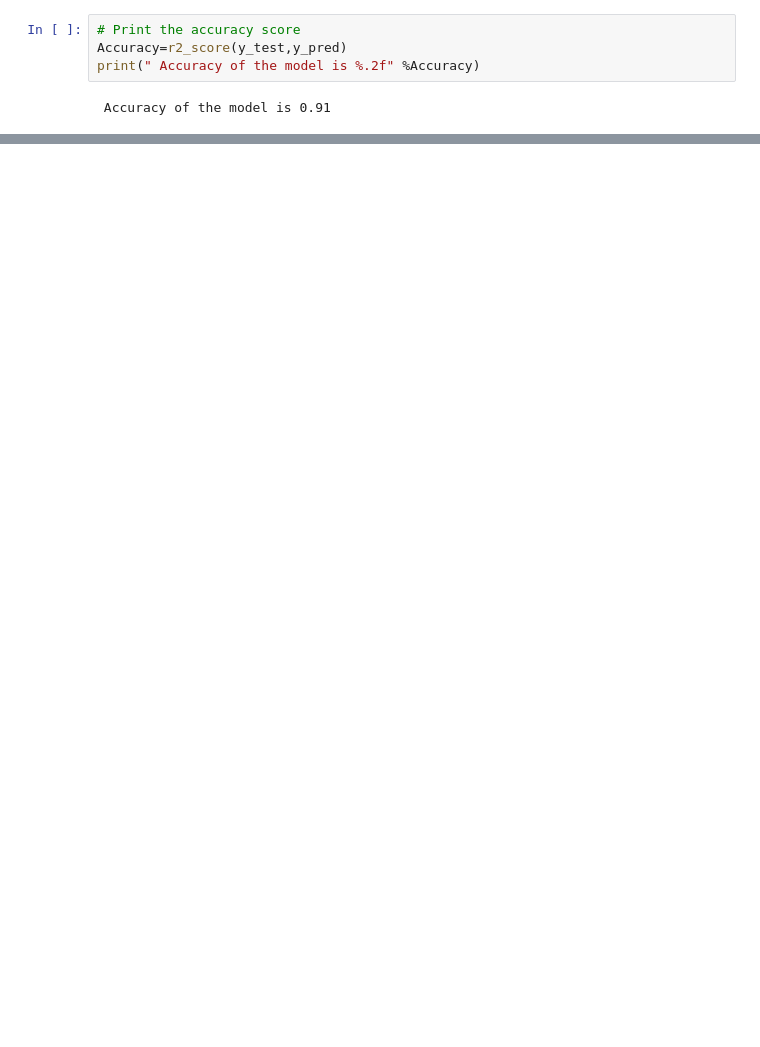
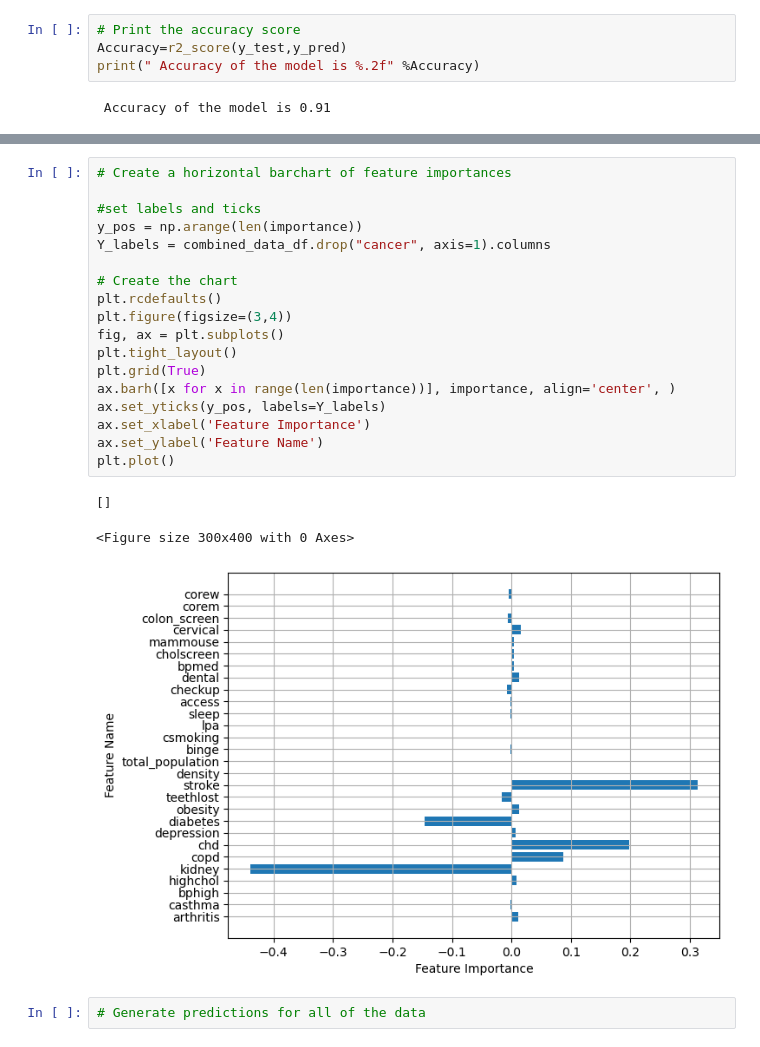
Before and after one commit to Degri95/Final_Project, a Jupyter notebook: Linear_regressions.ipynb, the cells around one changed output, grey strips where cells are left out. Saved outputs shown, nothing was run; the diff lists cells and outputs as text; blank space fills up the shorter version.

```diff
--- a/Linear_regressions.ipynb
+++ b/Linear_regressions.ipynb
@@ -168,0 +242,24 @@ strong multicollinearity or other numerical problems.
+# %%
+# Create a horizontal barchart of feature importances
+
+#set labels and ticks
+y_pos = np.arange(len(importance))
+Y_labels = combined_data_df.drop("cancer", axis=1).columns
+
+# Create the chart
+plt.rcdefaults()
+plt.figure(figsize=(3,4))
+fig, ax = plt.subplots()
+plt.tight_layout()
+plt.grid(True)
+ax.barh([x for x in range(len(importance))], importance, align='center', )
+ax.set_yticks(y_pos, labels=Y_labels)
+ax.set_xlabel('Feature Importance')
+ax.set_ylabel('Feature Name')
+plt.plot()
+# %% [output]
+[]
+<Figure size 300x400 with 0 Axes>
+[figure, added]
+# %%
+# Generate predictions for all of the data
```
Also changed, not shown: parts of 13 cells of this notebook, 1 other file.
